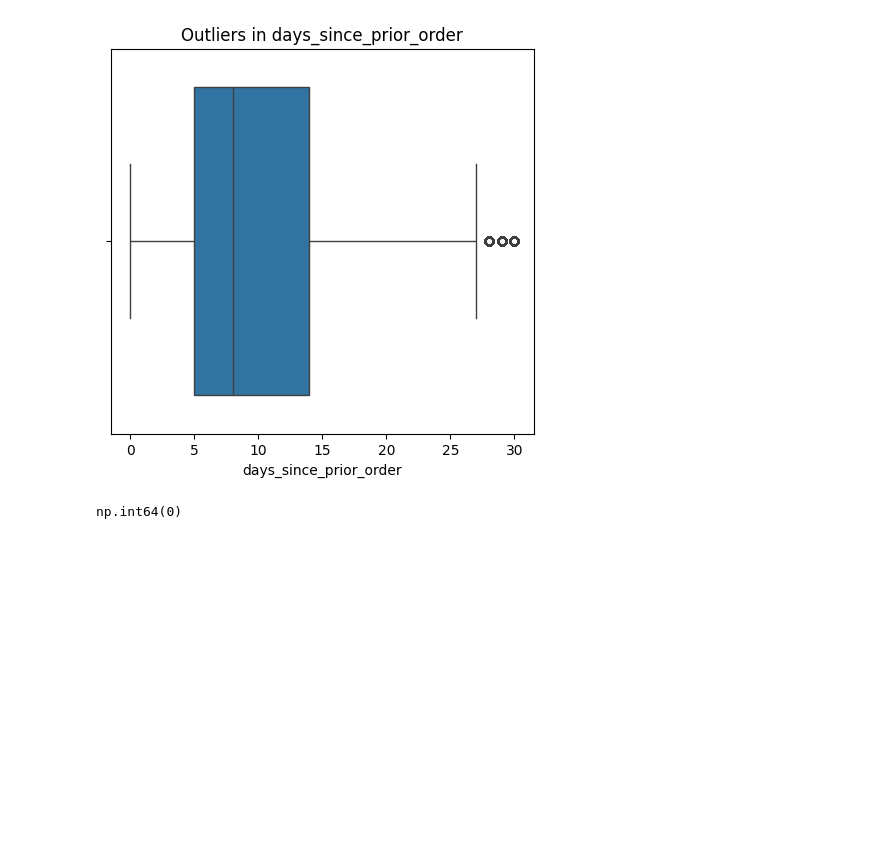
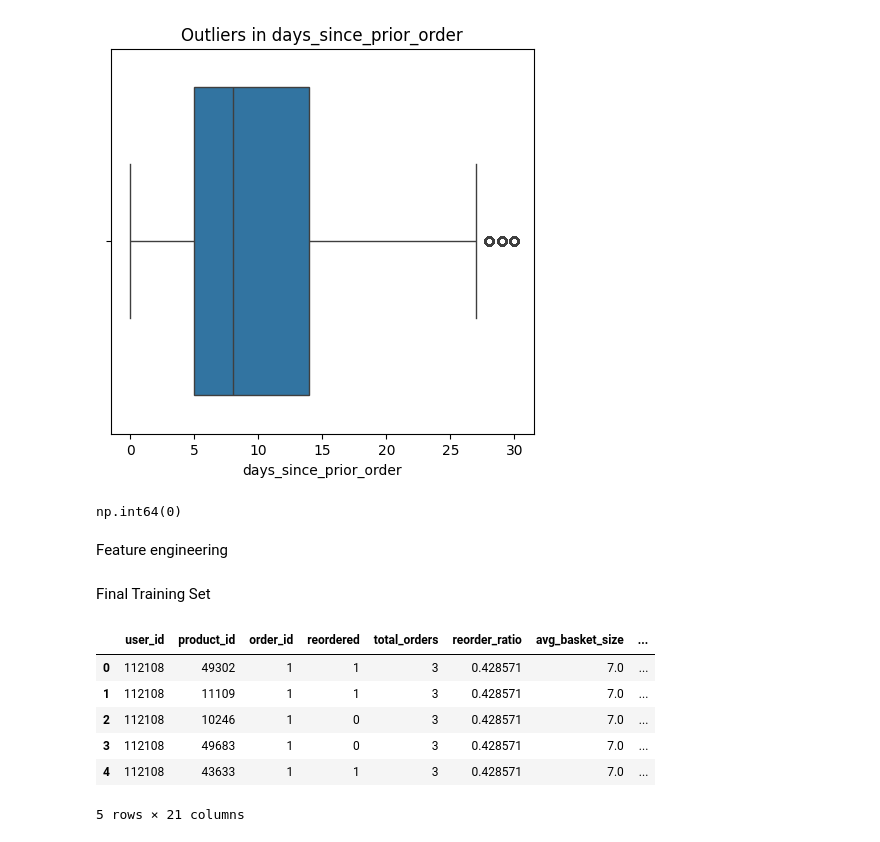
Before and after one commit to kareemkhouri2006/project, a Jupyter notebook: project.ipynb, the cells around one changed output. Saved outputs shown, nothing was run; the diff lists cells and outputs as text; code cells hidden in the pictures; blank space fills up the shorter version.

```diff
--- a/project.ipynb
+++ b/project.ipynb
@@ -245,3 +215,5 @@ upper_limit = df_prior['days_since_prior_order'].quantile(0.95)
 (df_prior['days_since_prior_order_winsorized'] > upper_limit).sum()
 # %% [output]
 np.int64(0)
+# %% [markdown]
+Feature engineering
@@ -247,0 +254,2 @@ np.int64(0)
+# %% [markdown]
+Final Training Set
@@ -247,0 +266,10 @@ np.int64(0)
+# %%
+df_final.head()
+# %% [output]
+|  | user_id | product_id | order_id | reordered | total_orders | reorder_ratio | avg_basket_size | ... |
+| 0 | 112108 | 49302 | 1 | 1 | 3 | 0.428571 | 7.0 | ... |
+| 1 | 112108 | 11109 | 1 | 1 | 3 | 0.428571 | 7.0 | ... |
+| 2 | 112108 | 10246 | 1 | 0 | 3 | 0.428571 | 7.0 | ... |
+| 3 | 112108 | 49683 | 1 | 0 | 3 | 0.428571 | 7.0 | ... |
+| 4 | 112108 | 43633 | 1 | 1 | 3 | 0.428571 | 7.0 | ... |
+5 rows × 21 columns
```
Also changed, not shown: parts of 15 cells of this notebook.
